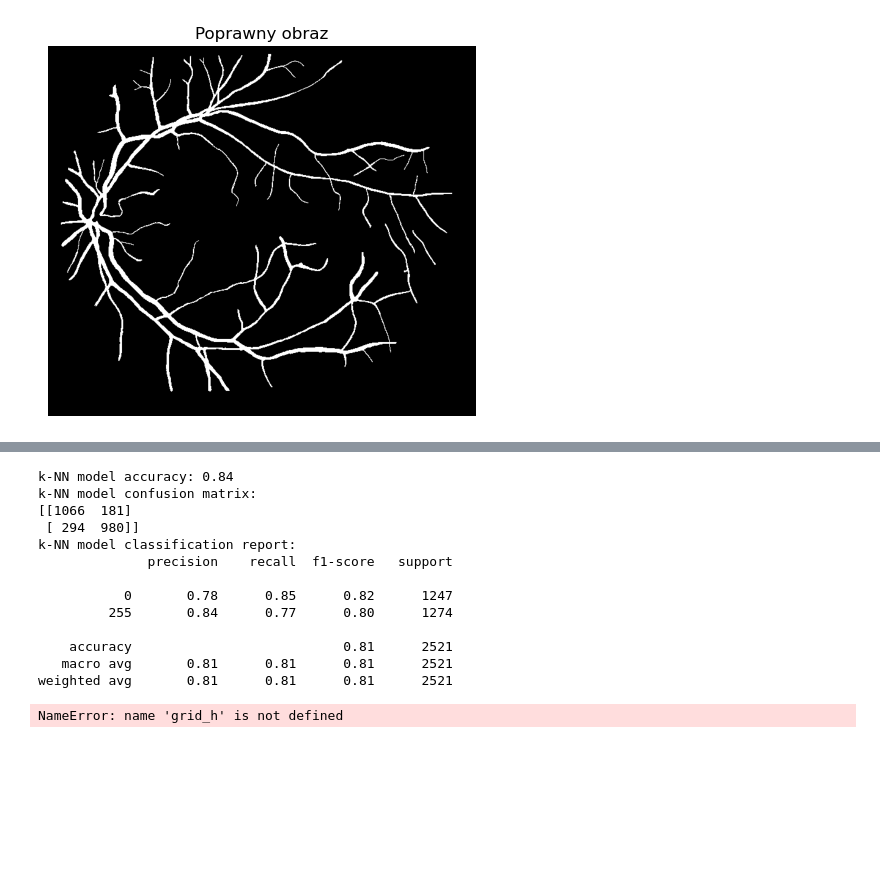
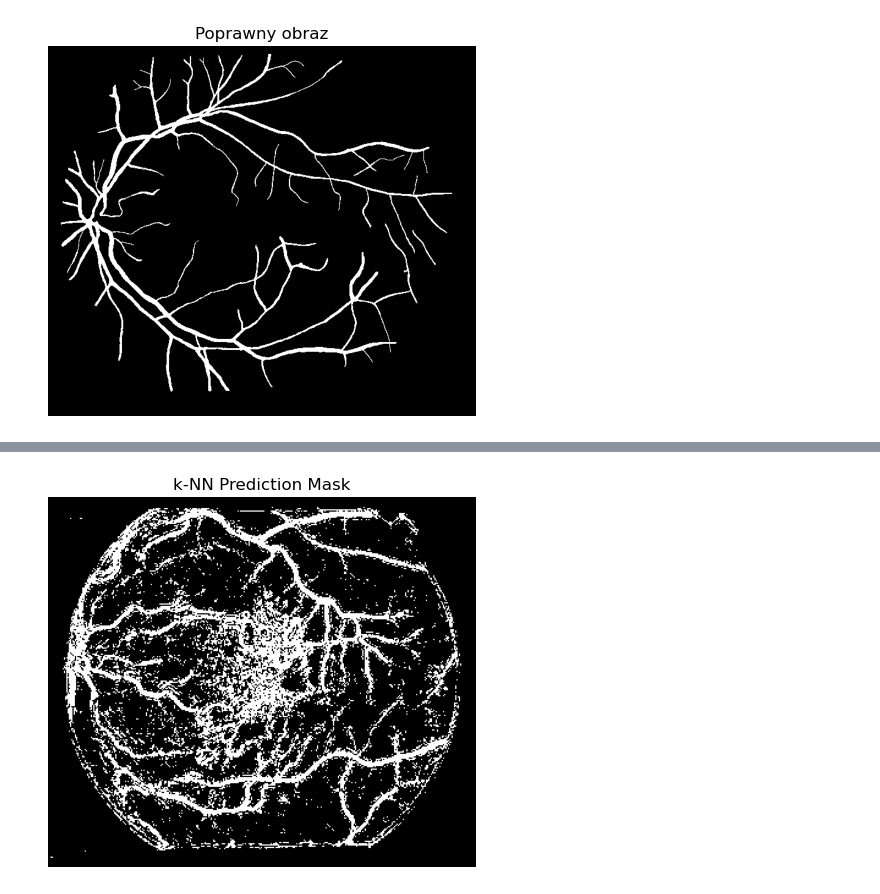
Before and after one commit to PMazi/Informatyka-w-Medycynie, a Jupyter notebook: main.ipynb, the cells around one changed output, grey strips where cells are left out. Cells and saved outputs as stored; diff of their text form; code cells hidden in the pictures; blank space fills up the shorter version.

```diff
--- a/main.ipynb
+++ b/main.ipynb
@@ -395,53 +402,31 @@ plt.show()
 # %%
 # Create and train k-NN model
 knn_model = KNeighborsClassifier(n_neighbors=6)
 knn_model.fit(X_train, y_train)
 
 # Make predictions
 y_pred_knn = knn_model.predict(X_test)
-y_final_knn = knn_model.predict(scaled_data)
+y_final_knn = knn_model.predict(X_test_scaled)
 
-# Evaluate k-NN model
-accuracy_knn = accuracy_score(Y, y_final_knn)
-print(f"k-NN model accuracy: {accuracy_knn:.2f}")
-
-cm_knn = confusion_matrix(y_test, y_pred_knn)
-print(f"k-NN model confusion matrix:\n{cm_knn}")
-
-cr_knn = classification_report(y_test, y_pred_knn)
-print(f"k-NN model classification report:\n{cr_knn}")
 
 # Generate mask for k-NN
 prediction_image_knn = np.array(y_final_knn).reshape((grid_h, grid_w))
 full_mask_knn = cv2.resize(prediction_image_knn.astype(np.uint8), (width, height), interpolation=cv2.INTER_NEAREST)
 
 # Tworzenie maski wynikowej dla k-NN
 output_mask_knn = np.zeros_like(gray, dtype=np.uint8)
 
 for idx, (y, x) in enumerate(positions):
     class_label = y_final_knn[idx]
     output_mask_knn[y:y+window_size, x:x+window_size] = class_label
 
 # Wizualizacja
 plt.imshow(output_mask_knn, cmap='gray')
 plt.title("k-NN Prediction Mask")
 plt.axis('off')
 plt.show()
 # %% [output]
-k-NN model accuracy: 0.84
-k-NN model confusion matrix:
-[[1066  181]
- [ 294  980]]
-k-NN model classification report:
-              precision    recall  f1-score   support
-
-           0       0.78      0.85      0.82      1247
-         255       0.84      0.77      0.80      1274
-
-    accuracy                           0.81      2521
-   macro avg       0.81      0.81      0.81      2521
-weighted avg       0.81      0.81      0.81      2521
-NameError: name 'grid_h' is not defined
+[figure, added]
 # %%
 # Ścieżka do folderu
 path = "images/"
```
Also changed, not shown: parts of 11 cells of this notebook, 30 other files.
